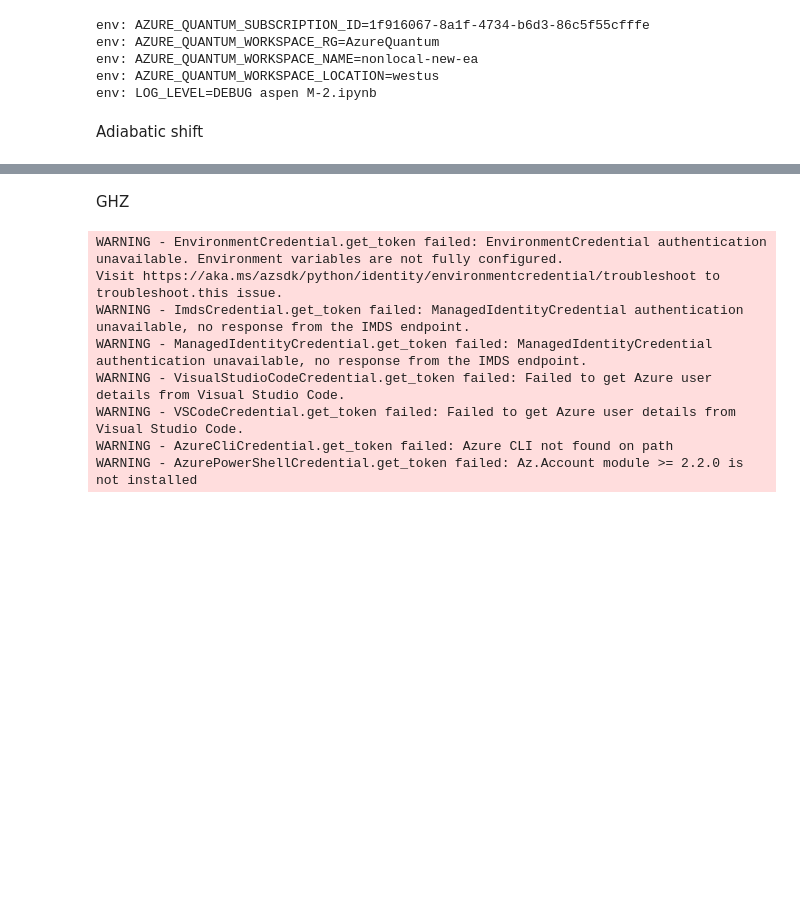
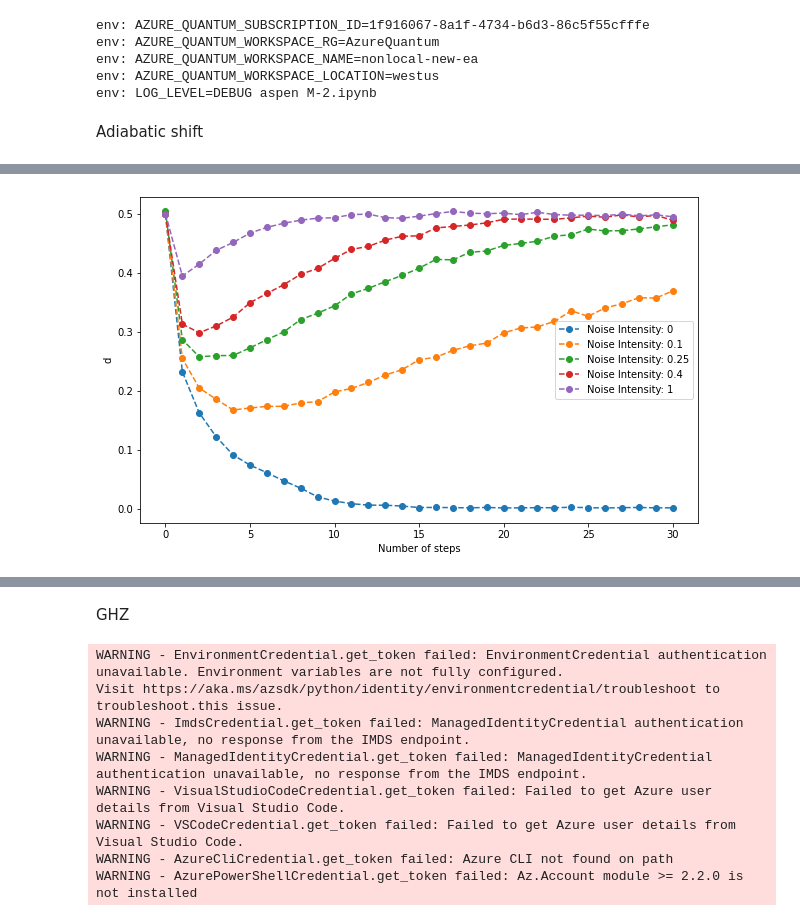
Before and after one commit to shrapp/pyquil-noise-simulation, a Jupyter notebook: docs/plots for presentation/examples.ipynb, the cells around one changed output, grey strips where cells are left out. Saved outputs shown, nothing was run; the diff lists cells and outputs as text; code cells hidden in the pictures; blank space fills up the shorter version.

```diff
--- a/docs/plots for presentation/examples.ipynb
+++ b/docs/plots for presentation/examples.ipynb
@@ -24,7 +24,7 @@ env: LOG_LEVEL=DEBUG aspen M-2.ipynb
 # %% [markdown]
 Adiabatic shift
 # %%
-def adiabatic_shift(qc, qubits, steps, numshots, noise=False, cal=None):
+def adiabatic_shift(qc, qubits, steps, numshots, noise=None, cal=None):
     p = Program()
     for i in range(qubits):
         p += H(i)
@@ -44,14 +44,14 @@ def adiabatic_shift(qc, qubits, steps, numshots, noise=False, cal=None):
     for i in range(qubits):
         p += MEASURE(i, ("ro", i))
     p.wrap_in_numshots_loop(numshots)
-    if noise:
+    if noise is not None:
         if cal is not None:
             p = add_noise_to_program(qc, p, convert_to_native=False, calibrations=cal, noise_intensity=noise)
         else:
             p = add_noise_to_program(qc, p, convert_to_native=False, noise_intensity=noise)
         bitstrings = qc.run(p).readout_data.get("ro")
     else:
-        exe = qc.compile(p, to_native_gates=True)
+        exe = qc.compile(p)
         bitstrings = qc.run(exe).readout_data.get("ro")
     d = 0
     for i in bitstrings:
@@ -60,7 +60,7 @@ def adiabatic_shift(qc, qubits, steps, numshots, noise=False, cal=None):
     d /= numshots*(qubits-1)
     return d
 
-def plot_results(simulations, noise_levels, real, log=False):
+def plot_results(simulations, noise_levels, real=None, log=False):
     # Get the current date and time
     current_datetime = datetime.now()
 
@@ -69,7 +69,7 @@ def plot_results(simulations, noise_levels, real, log=False):
 
 
     plt.figure(figsize=(10, 6))
-    plt.plot(real, linestyle='--', marker='o', label='Real')
+    if real is not None: plt.plot(real, linestyle='--', marker='o', label='Real')
     for idx, noise in enumerate(noise_levels):
         plt.plot(simulations[idx], linestyle='--', marker='o', label=f'Noise Intensity: {noise}')
 
@@ -106,12 +106,7 @@ def plot_results(simulations, noise_levels, real, log=False):
 
 def run_experiment(qc,qubits, numshots, maxN, noise_levels):
     qvm = get_qc(qc, as_qvm=True, execution_timeout=1000)
-    qpu = get_qpu(qc)
     cal = Calibrations(qvm)
-
-    real = np.zeros(maxN)
-    for i in range(maxN):
-        real[i] = adiabatic_shift(qpu, qubits=qubits, steps=i, numshots=numshots)
 
     simulations = []
     for noise in noise_levels:
@@ -120,12 +115,10 @@ def run_experiment(qc,qubits, numshots, maxN, noise_levels):
             temp_result[i] = adiabatic_shift(qvm, qubits=qubits, steps=i, numshots=numshots, noise=noise, cal=cal)
         simulations.append(temp_result)
 
-    return simulations, real
+    return simulations
 # %%
 qubits = 4
-numshots = 200
-maxN = 21
-noise_levels = [0, 0.08, 0.3 , 1]
-
-simulations, real = run_experiment('Aspen-M-3', qubits, numshots, maxN, noise_levels)
-plot_results(simulations, noise_levels, real)
+numshots = 10000
+maxN = 31
+noise_levels = [0, 0.1, 0.25,0.4 , 1]
+qc = 'Aspen-M-3'
@@ -142,0 +149,2 @@ RuntimeError: Cannot retrieve results as job execution failed (status: Failed.er
+# %%
+simulations = run_experiment(qc, qubits, numshots, maxN, noise_levels)
@@ -142,0 +155,4 @@ RuntimeError: Cannot retrieve results as job execution failed (status: Failed.er
+# %%
+plot_results(simulations, noise_levels)
+# %% [output]
+[figure, added]
```
Also changed, not shown: parts of 4 cells of this notebook, 3 other files.
